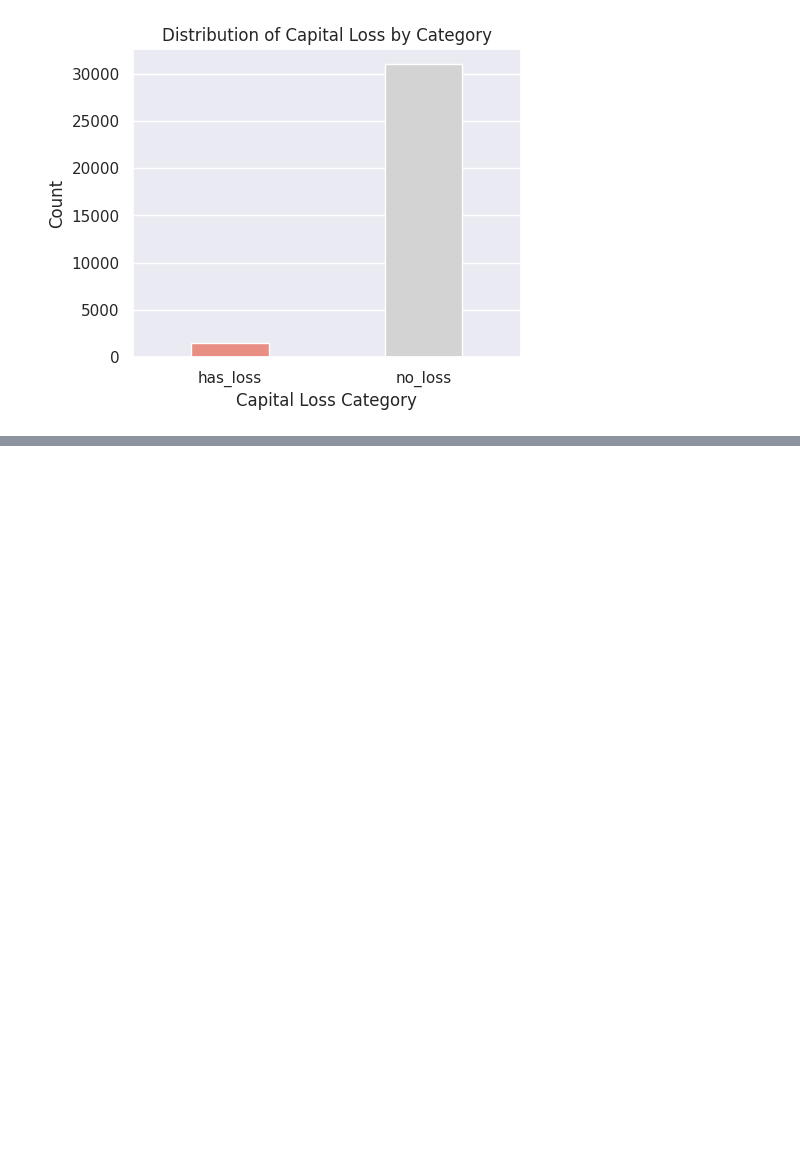
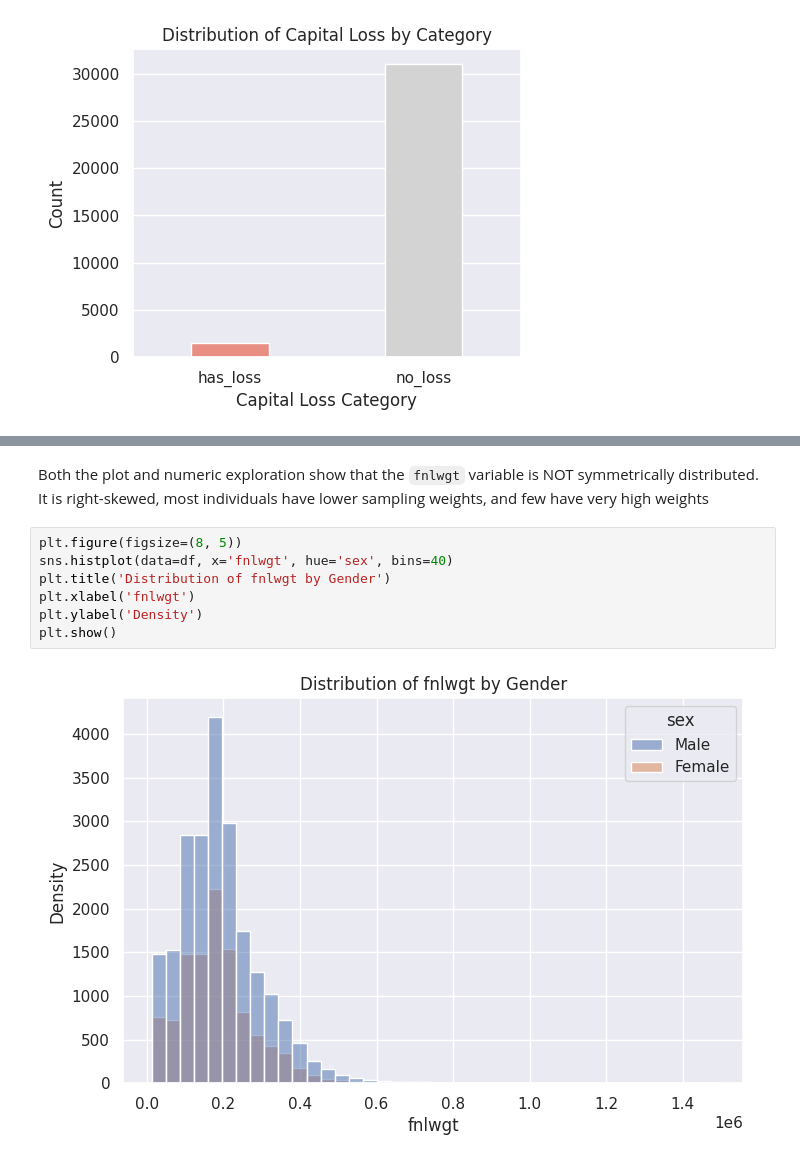
Before and after one commit to mostafa-zea/AAI614_-zeinalabidine-, a Jupyter notebook: AAI_614O_Project1_Mostafa_Z.ipynb, the cells around one changed output, grey strips where cells are left out. Cells and saved outputs as stored; diff of their text form; blank space fills up the shorter version.

```diff
--- a/AAI_614O_Project1_Mostafa_Z.ipynb
+++ b/AAI_614O_Project1_Mostafa_Z.ipynb
@@ -197,0 +227,11 @@ plt.show()
+# %% [markdown]
+Both the plot and numeric exploration show that the `fnlwgt` variable is NOT symmetrically distributed. It is right-skewed, most individuals have lower sampling weights, and few have very high weights
+# %%
+plt.figure(figsize=(8, 5))
+sns.histplot(data=df, x='fnlwgt', hue='sex', bins=40)
+plt.title('Distribution of fnlwgt by Gender')
+plt.xlabel('fnlwgt')
+plt.ylabel('Density')
+plt.show()
+# %% [output]
+[figure, added]
```
Also changed, not shown: parts of 23 cells of this notebook.
